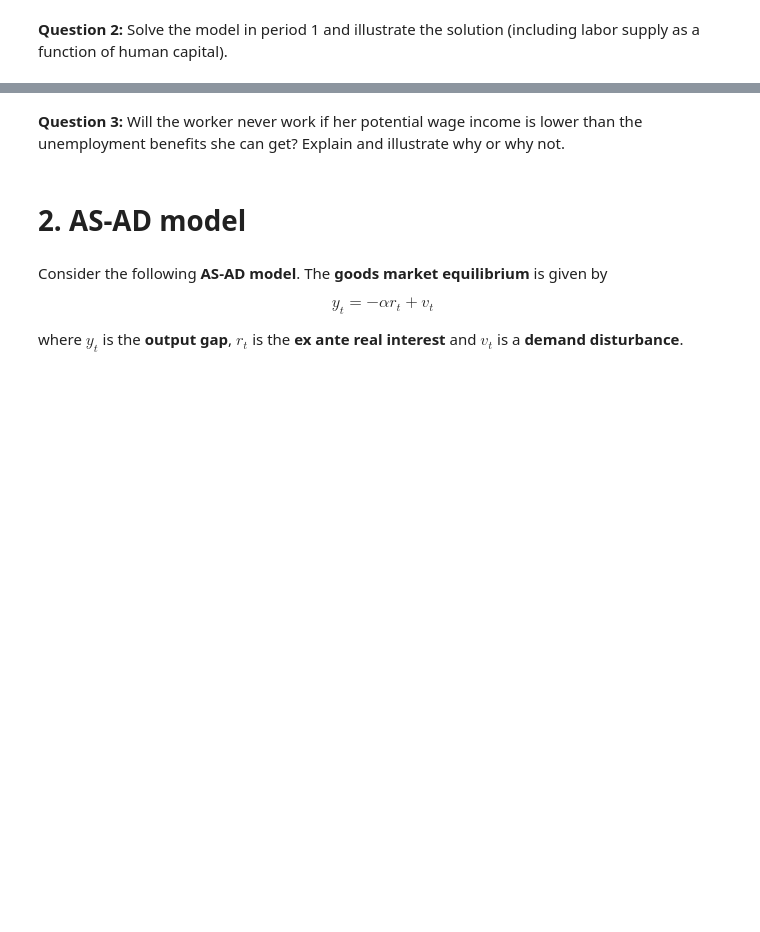
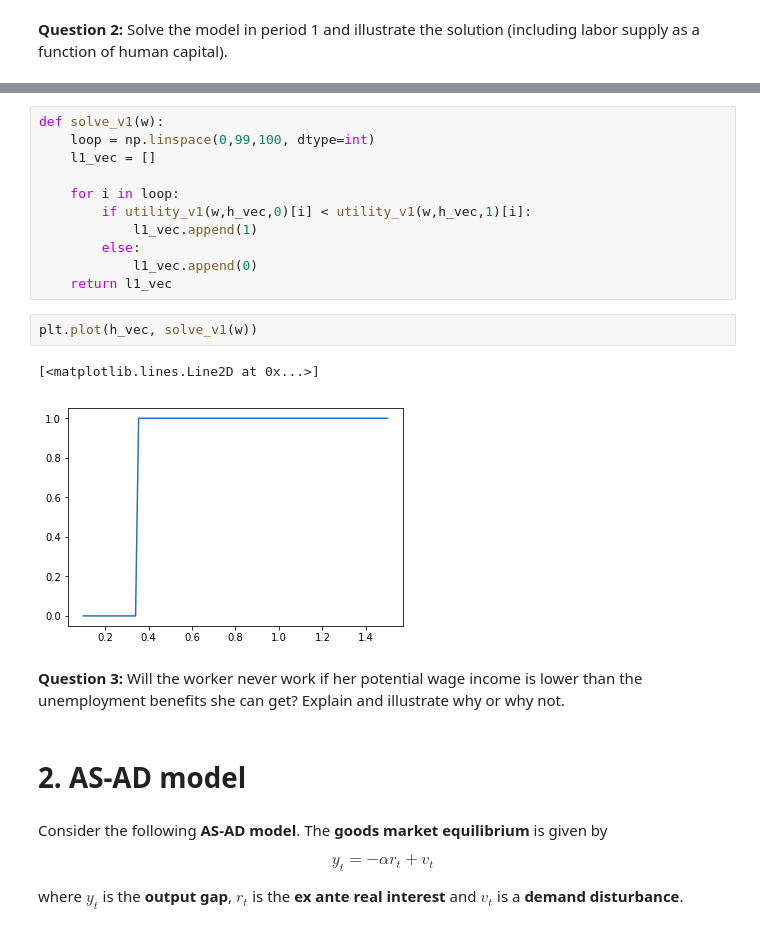
Before and after one commit to kzm266/projects-2019-anaconda-bois, a Jupyter notebook: examproject/exam_2019.ipynb, the cells around one changed output, grey strips where cells are left out. Saved outputs shown, nothing was run; the diff lists cells and outputs as text; blank space fills up the shorter version.

```diff
--- a/examproject/exam_2019.ipynb
+++ b/examproject/exam_2019.ipynb
@@ -224,3 +258,19 @@ plt.grid()
+# %%
+def solve_v1(w):
+    loop = np.linspace(0,99,100, dtype=int)
+    l1_vec = []
+
+    for i in loop:
+        if utility_v1(w,h_vec,0)[i] < utility_v1(w,h_vec,1)[i]:
+            l1_vec.append(1)
+        else:
+            l1_vec.append(0)
+    return l1_vec
+# %%
+plt.plot(h_vec, solve_v1(w))
+# %% [output]
+[<matplotlib.lines.Line2D at 0x...>]
+[figure, added]
 # %% [markdown]
 **Question 3:** Will the worker never work if her potential wage income is lower than the unemployment benefits she can get? Explain and illustrate why or why not.
 # %% [markdown]
```
Also changed, not shown: parts of 16 cells of this notebook.
